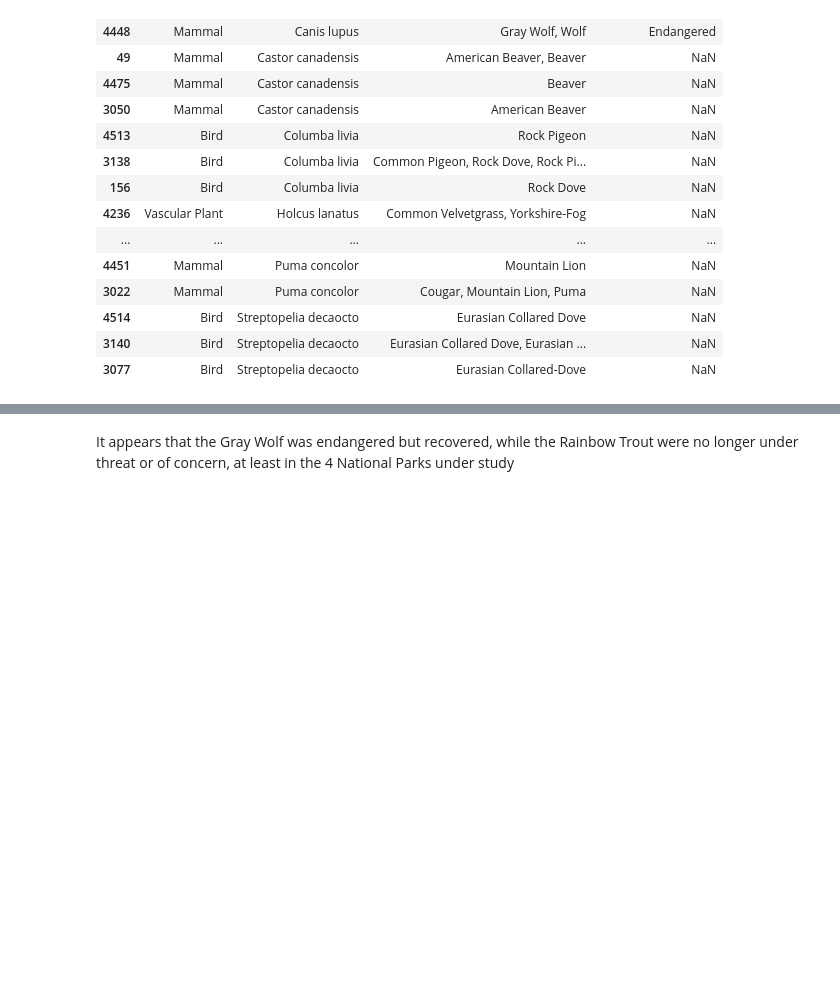
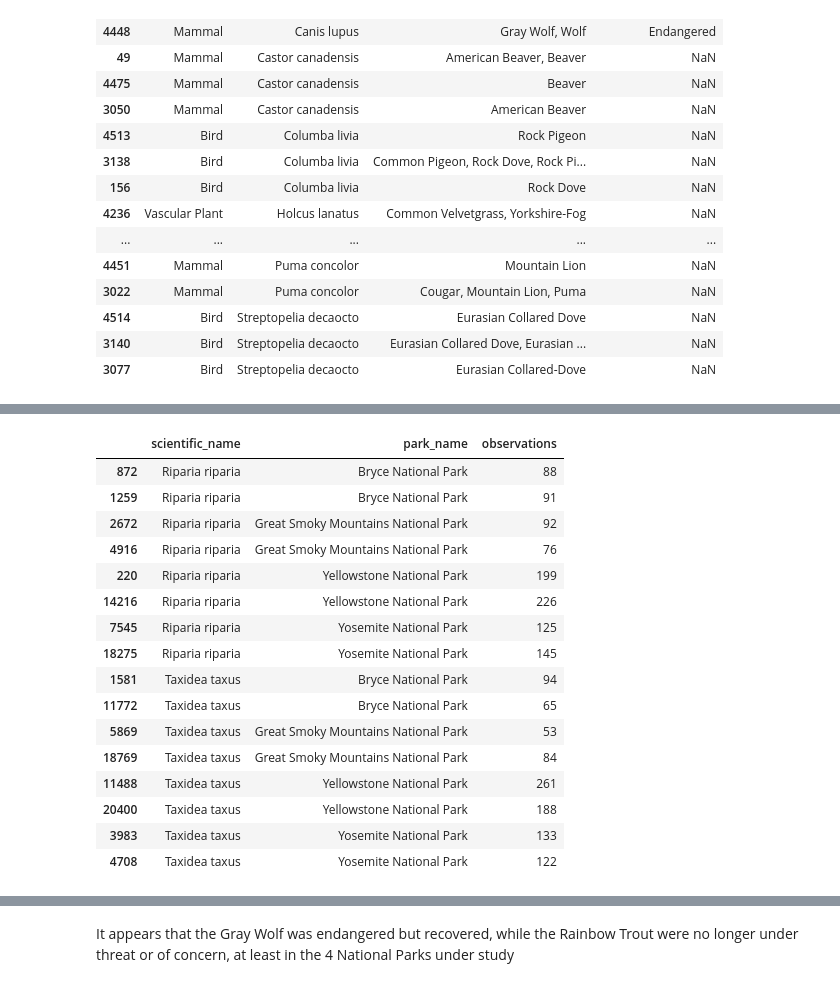
Before and after one commit to rj-pal/Biodiversity, a Jupyter notebook: biodiversity.ipynb, the cells around one changed output, grey strips where cells are left out. Saved outputs shown, nothing was run; the diff lists cells and outputs as text; code cells hidden in the pictures; blank space fills up the shorter version.

```diff
--- a/biodiversity.ipynb
+++ b/biodiversity.ipynb
@@ -409,3 +336,0 @@ species.shape
-# %%
-duplicated_scientific_names = species[species.duplicated(subset=['scientific_name'], keep=False)].sort_values(by='scientific_name')
-duplicated_scientific_names
@@ -495,4 +336,0 @@ back_up = species.copy()
-# %%
-species = back_up
-species.sort_values(by=['scientific_name', 'common_names'], inplace=True)
-species.reset_index(drop=True, inplace=True)
@@ -505,0 +390,4 @@ species[species.scientific_name == 'Canis lupus']
+# %%
+duplicated_scientific_names_under_watch = duplicated_scientific_names[~duplicated_scientific_names.conservation_status.isna()]['scientific_name'].unique().tolist()
+danger = duplicated_scientific_names[duplicated_scientific_names.scientific_name.apply(lambda species: species in duplicated_scientific_names_under_watch)].reset_index()
+danger.to_csv('data/species_in_danger.csv')
@@ -505,0 +578,4 @@ species[species.scientific_name == 'Canis lupus']
+# %%
+# pd.set_option('display.max_rows', 100)
+
+under_watch =observations[observations.scientific_name.apply(lambda species: species in duplicated_scientific_names_under_watch)].sort_values(by=['scientific_name', 'park_name'])
@@ -505,0 +591,20 @@ species[species.scientific_name == 'Canis lupus']
+# %%
+under_watch.tail(16)
+# %% [output]
+|  | scientific_name | park_name | observations |
+| 872 | Riparia riparia | Bryce National Park | 88 |
+| 1259 | Riparia riparia | Bryce National Park | 91 |
+| 2672 | Riparia riparia | Great Smoky Mountains National Park | 92 |
+| 4916 | Riparia riparia | Great Smoky Mountains National Park | 76 |
+| 220 | Riparia riparia | Yellowstone National Park | 199 |
+| 14216 | Riparia riparia | Yellowstone National Park | 226 |
+| 7545 | Riparia riparia | Yosemite National Park | 125 |
+| 18275 | Riparia riparia | Yosemite National Park | 145 |
+| 1581 | Taxidea taxus | Bryce National Park | 94 |
+| 11772 | Taxidea taxus | Bryce National Park | 65 |
+| 5869 | Taxidea taxus | Great Smoky Mountains National Park | 53 |
+| 18769 | Taxidea taxus | Great Smoky Mountains National Park | 84 |
+| 11488 | Taxidea taxus | Yellowstone National Park | 261 |
+| 20400 | Taxidea taxus | Yellowstone National Park | 188 |
+| 3983 | Taxidea taxus | Yosemite National Park | 133 |
+| 4708 | Taxidea taxus | Yosemite National Park | 122 |
```
Also changed, not shown: parts of 134 cells of this notebook, 2 other files.
